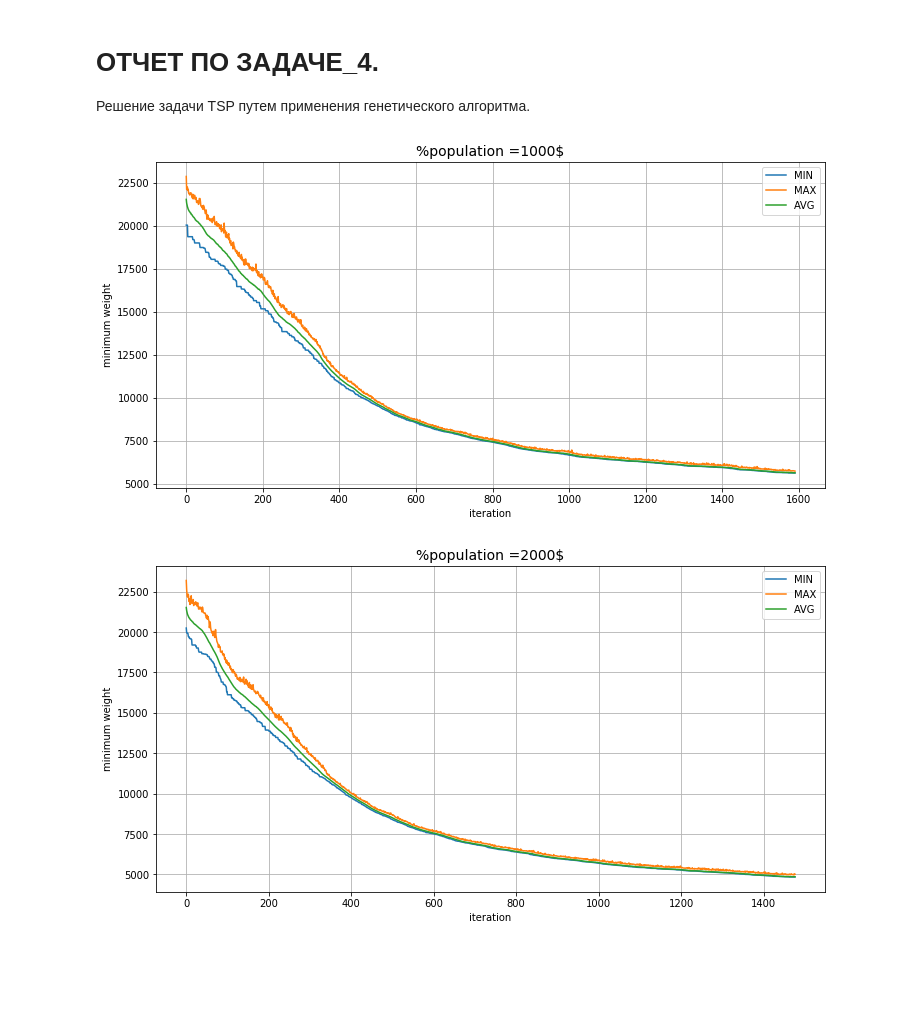
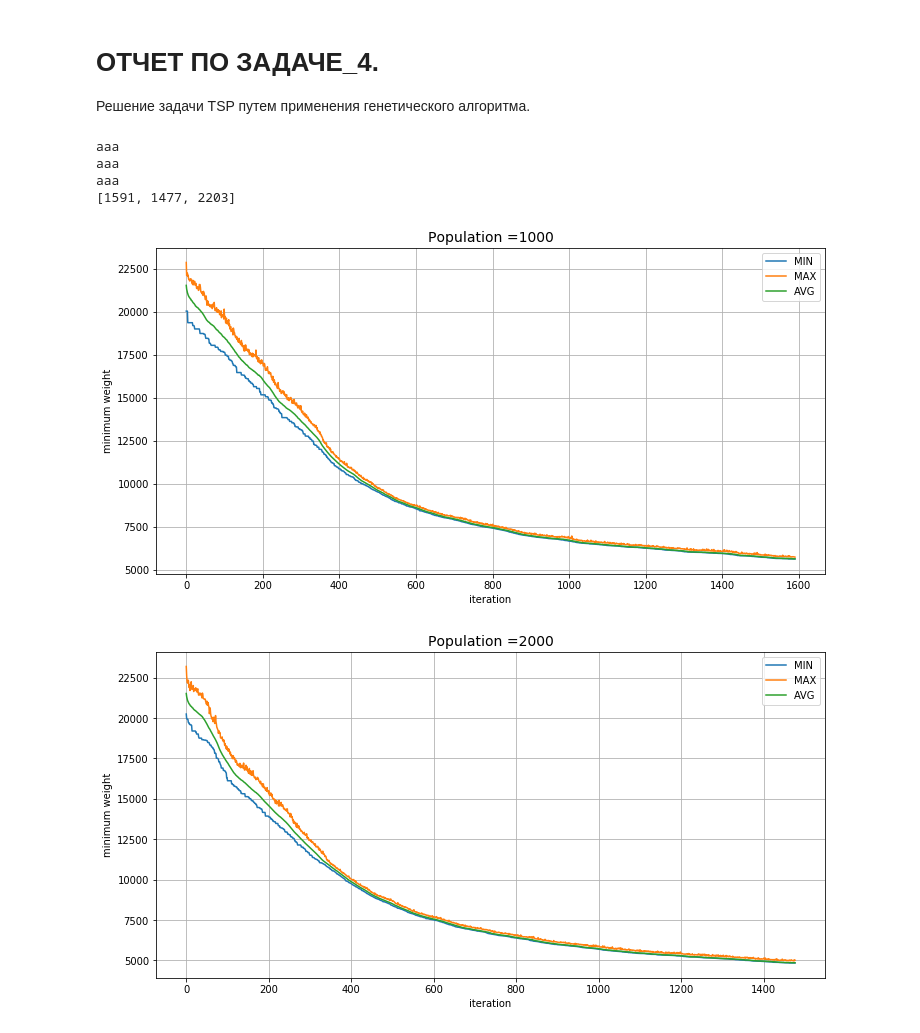
Before and after one commit to EgorovEV/MPCalc, a Jupyter notebook: Task4/DONE_REPORT_TASK4.ipynb, the cells around one changed output. Saved outputs shown, nothing was run; the diff lists cells and outputs as text; code cells hidden in the pictures; blank space fills up the shorter version.

```diff
--- a/Task4/DONE_REPORT_TASK4.ipynb
+++ b/Task4/DONE_REPORT_TASK4.ipynb
@@ -7,7 +7,8 @@ import numpy as np
 import matplotlib.pyplot as plt
 %matplotlib inline
 
-results = [[] for i in range(0,3)]
+
+results = [[] for i in range(0,4)]
 f = open('inter_info.txt', 'r')
 i = 0
 len_measurement = []
@@ -22,39 +23,44 @@ for line in f:
         len+=1
     ++len;
 
-results_cost_min = [[] for i in range(0,2)]
-results_cost_max = [[] for i in range(0,2)]
-results_cost_avg = [[] for i in range(0,2)]
-results_iteration = [[] for i in range(0,2)]
+results_cost_min = [[] for i in range(0,3)]
+results_cost_max = [[] for i in range(0,3)]
+results_cost_avg = [[] for i in range(0,3)]
+results_iteration = [[] for i in range(0,3)]
 
 i = 0
 k = 0
-for x in range(0,2):
+for x in range(0,3):
     for res in results[x]:
         if (i == len_measurement[k]):
             k += 1
             i = 0
         if (res == "\n"):
             break
         results_cost_min[k].append(int(res.split(' ')[0]))
         results_cost_max[k].append(int(res.split(' ')[1]))
         results_cost_avg[k].append(int(res.split(' ')[2]))
         results_iteration[k].append(i)
         i+=1
 
+population = [1000, 2000, 10000]
 
-for i in range(0,2):
+for i in range(0,3):
     plt.figure(figsize=(12, 6))
     plt.plot(results_iteration[i], results_cost_min[i], label="MIN")
     plt.plot(results_iteration[i], results_cost_max[i], label="MAX")
     plt.plot(results_iteration[i], results_cost_avg[i], label="AVG")
-    s = "%population =" + str(i+1) + "000$"
+    s = "Population =" + str(population[i])
     plt.title(s, fontsize=14)
     plt.xlabel("iteration")
     plt.ylabel("minimum weight")
     plt.legend()
     plt.grid()
     plt.show()
 # %% [output]
+aaa
+aaa
+aaa
+[1591, 1477, 2203]
-[figure, old version]
+[figure, new version]
-[figure, old version]
+[figure, new version]
```
Also changed, not shown: parts of 1 cell of this notebook.
